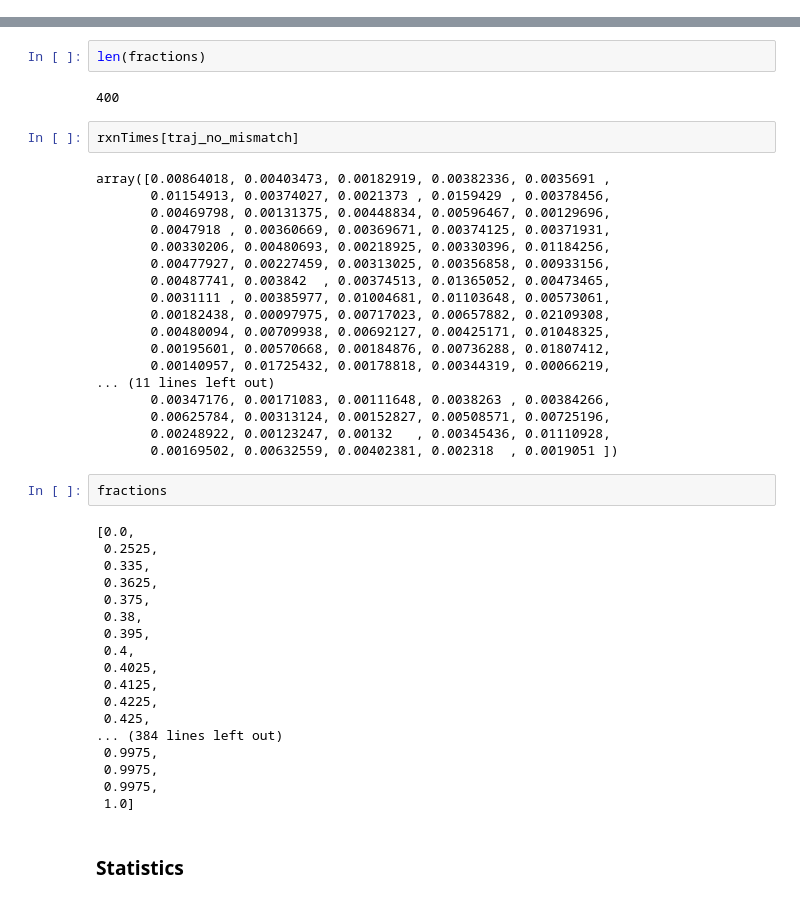
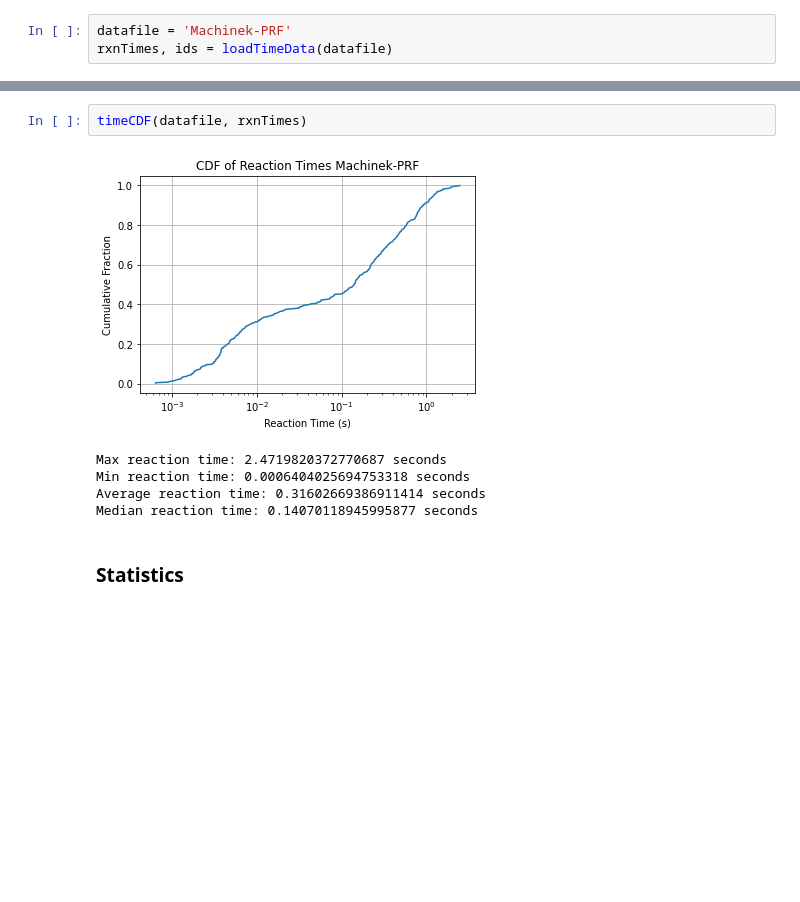
Before and after one commit to chenwei-zhang/ViDa, a Jupyter notebook: vida/threestrand_note_stats.ipynb, the cells around one changed output, grey strips where cells are left out. Cells and saved outputs as stored; diff of their text form; blank space fills up the shorter version.

```diff
--- a/vida/threestrand_note_stats.ipynb
+++ b/vida/threestrand_note_stats.ipynb
@@ -25 +86,4 @@ sortIDs = ids[np.argsort(rxnTimes)[::-1]]
+# %%
+datafile = 'Machinek-PRF'
+rxnTimes, ids = loadTimeData(datafile)
 # %%
@@ -84,46 +98,10 @@ array([0.0006404 , 0.00066219, 0.0009052 , 0.00093651, 0.00097975,
-# %%
-len(fractions)
-# %% [output]
-400
-# %%
-rxnTimes[traj_no_mismatch]
-# %% [output]
-array([0.00864018, 0.00403473, 0.00182919, 0.00382336, 0.0035691 ,
-       0.01154913, 0.00374027, 0.0021373 , 0.0159429 , 0.00378456,
-       0.00469798, 0.00131375, 0.00448834, 0.00596467, 0.00129696,
-       0.0047918 , 0.00360669, 0.00369671, 0.00374125, 0.00371931,
-       0.00330206, 0.00480693, 0.00218925, 0.00330396, 0.01184256,
-       0.00477927, 0.00227459, 0.00313025, 0.00356858, 0.00933156,
-       0.00487741, 0.003842  , 0.00374513, 0.01365052, 0.00473465,
-       0.0031111 , 0.00385977, 0.01004681, 0.01103648, 0.00573061,
-       0.00182438, 0.00097975, 0.00717023, 0.00657882, 0.02109308,
-       0.00480094, 0.00709938, 0.00692127, 0.00425171, 0.01048325,
-       0.00195601, 0.00570668, 0.00184876, 0.00736288, 0.01807412,
-       0.00140957, 0.01725432, 0.00178818, 0.00344319, 0.00066219,
-... (11 lines left out)
-       0.00347176, 0.00171083, 0.00111648, 0.0038263 , 0.00384266,
-       0.00625784, 0.00313124, 0.00152827, 0.00508571, 0.00725196,
-       0.00248922, 0.00123247, 0.00132   , 0.00345436, 0.01110928,
-       0.00169502, 0.00632559, 0.00402381, 0.002318  , 0.0019051 ])
-# %%
-fractions
-# %% [output]
-[0.0,
- 0.2525,
- 0.335,
- 0.3625,
- 0.375,
- 0.38,
- 0.395,
- 0.4,
- 0.4025,
- 0.4125,
- 0.4225,
- 0.425,
-... (384 lines left out)
- 0.9975,
- 0.9975,
- 0.9975,
- 1.0]
+# %%
+timeCDF(datafile, rxnTimes)
+# %% [output]
+[figure, added]
+Max reaction time: 2.4719820372770687 seconds
+Min reaction time: 0.0006404025694753318 seconds
+Average reaction time: 0.31602669386911414 seconds
+Median reaction time: 0.14070118945995877 seconds
 # %% [markdown]
 ### Statistics
```
Also changed, not shown: parts of 40 cells of this notebook, 6 other files.
